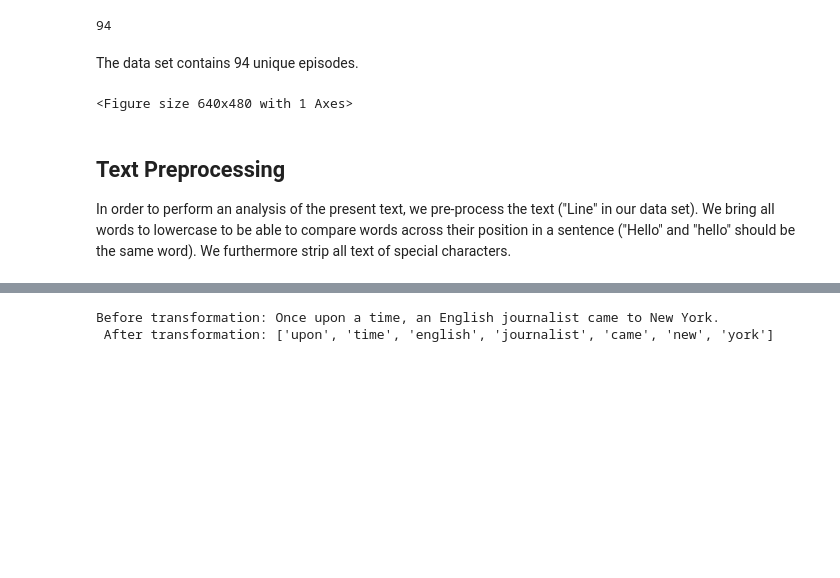
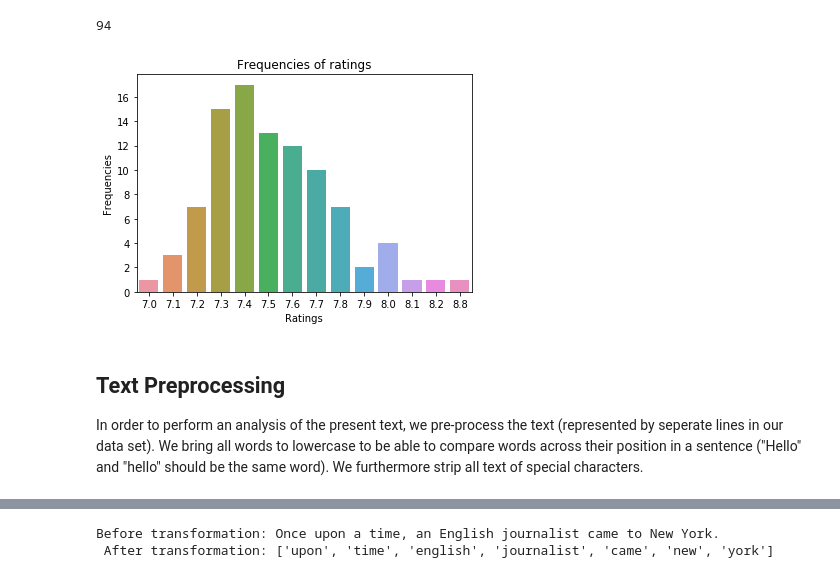
Before and after one commit to ranilovi/SATC_rating_prediction, a Jupyter notebook: text_processing_copy_saturday.ipynb, the cells around one changed output, grey strips where cells are left out. Saved outputs shown, nothing was run; the diff lists cells and outputs as text; code cells hidden in the pictures; blank space fills up the shorter version.

```diff
--- a/text_processing_copy_saturday.ipynb
+++ b/text_processing_copy_saturday.ipynb
@@ -70,25 +76,19 @@ satc_all_lines_w_rating.describe()
 len(satc_all_lines_w_rating['S_E'].unique())
 # %% [output]
 94
-# %% [markdown]
-The data set contains 94 unique episodes.
 # %%
-# Distribution of Ratings
-import seaborn as sns
-import matplotlib.pyplot as plt
-
 # Plotting rating distribution
 X_ratings = satc_all_lines_w_rating.groupby(['S_E']).min().Rating.value_counts()
-x = sns.barplot(X_ratings.index,X_ratings,palette="Set2")
-x.set(xlabel='Ratings',ylabel='Frequencies',title='Frequencies of ratings over the {} reviews'.format(satc_all_lines_w_rating.shape[0]))
+x = sns.barplot(X_ratings.index,X_ratings)
+x.set(xlabel='Ratings',ylabel='Frequencies',title='Frequencies of ratings'.format(satc_all_lines_w_rating.shape[0]))
 plt.show()
 #X_ratings
 # %% [output]
-<Figure size 640x480 with 1 Axes>
+[figure, added]
 # %% [markdown]
 ## Text Preprocessing <a class="anchor" id="#text-prepro"></a>
 
-In order to perform an analysis of the present text, we pre-process the text ("Line" in our data set). We bring all words to lowercase to be able to compare words across their position in a sentence ("Hello" and "hello" should be the same word). We furthermore strip all text of special characters.
+In order to perform an analysis of the present text, we pre-process the text (represented by seperate lines in our data set). We bring all words to lowercase to be able to compare words across their position in a sentence ("Hello" and "hello" should be the same word). We furthermore strip all text of special characters.
 # %%
 #text transformation
 satc_all_lines_w_rating["cleaned"] = satc_all_lines_w_rating.Line.tolist()
```
Also changed, not shown: parts of 37 cells of this notebook.
